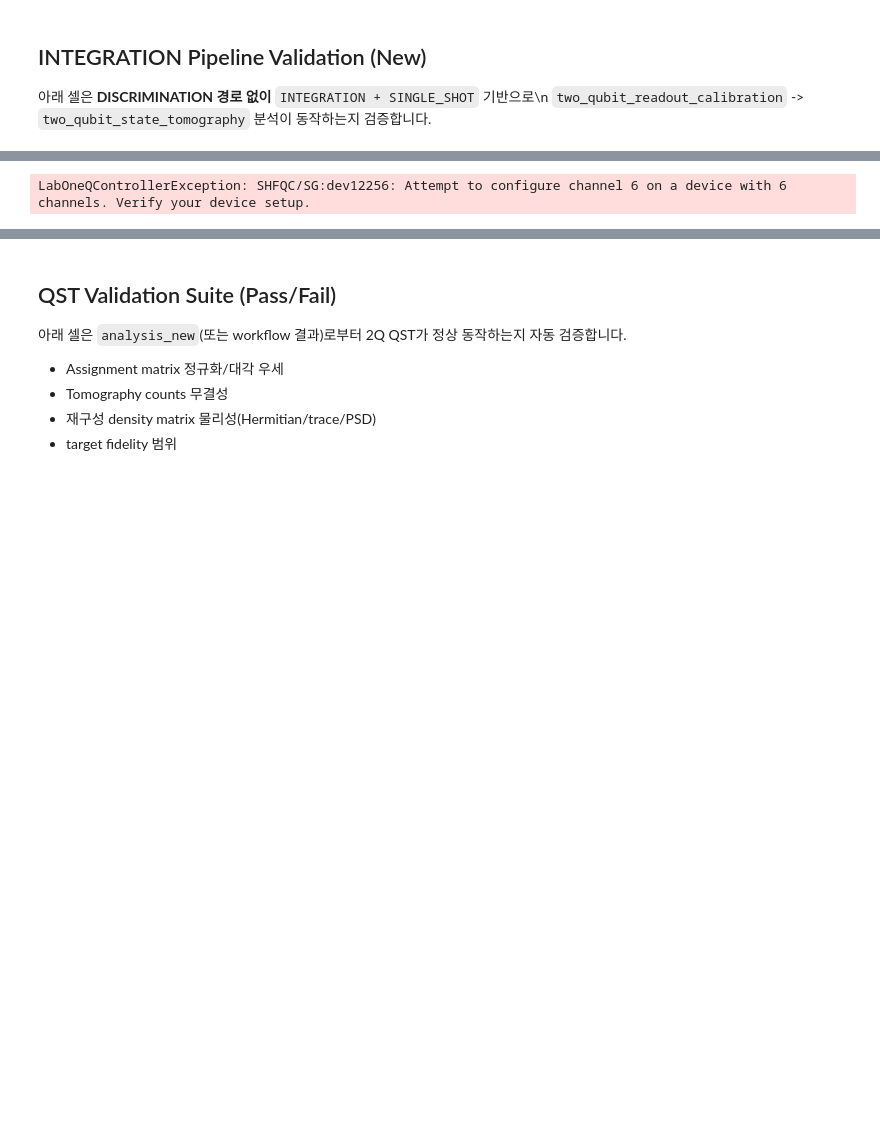
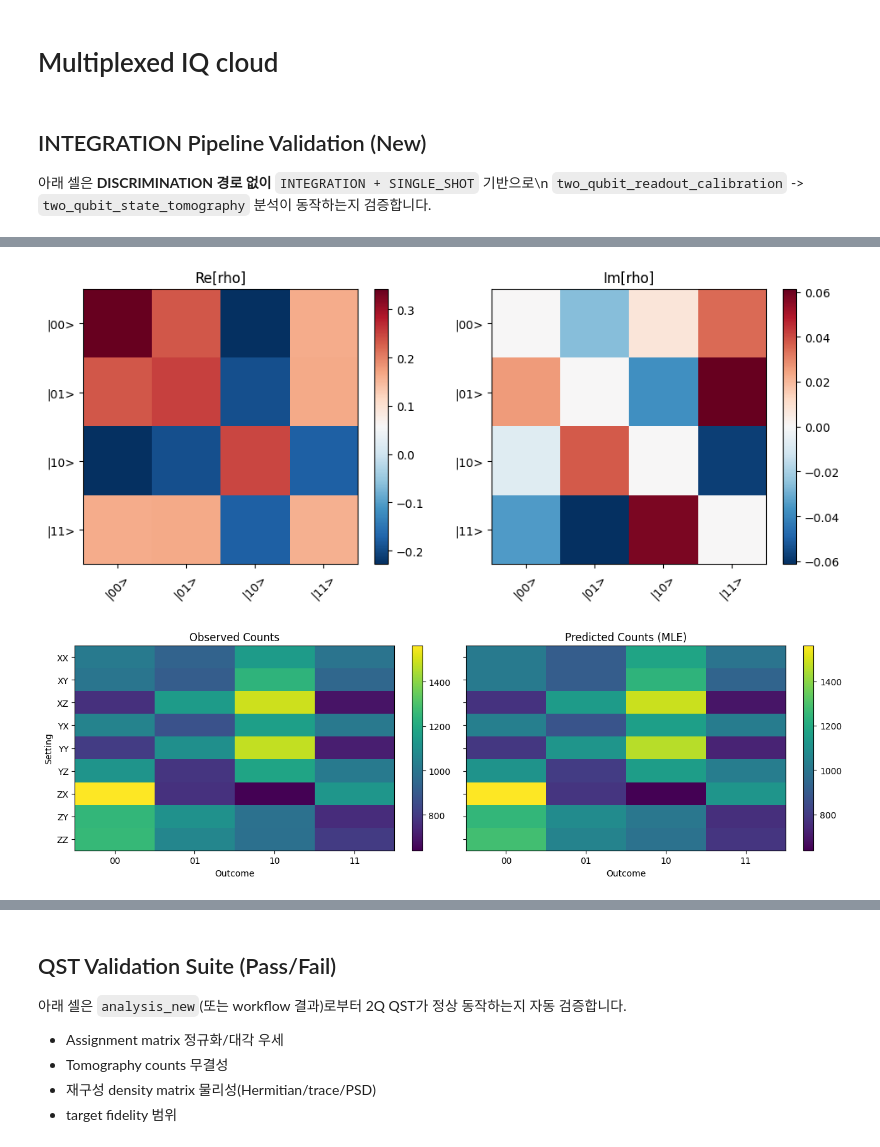
Before and after one commit to yalgaeahn/qubit-experiment, a Jupyter notebook: examples/selectiveRIP/2Q_QST_TEST_NEW.ipynb, the cells around one changed output, grey strips where cells are left out. Drawn from its saved outputs; the diff is of its cells as text; code cells hidden in the pictures; blank space fills up the shorter version.

```diff
--- a/examples/selectiveRIP/2Q_QST_TEST_NEW.ipynb
+++ b/examples/selectiveRIP/2Q_QST_TEST_NEW.ipynb
@@ -152,0 +175,2 @@ session.connect(ignore_version_mismatch=False, do_emulation=False)
+# %% [markdown]
+# Multiplexed IQ cloud
@@ -169,7 +220,7 @@ if "bus" not in globals():
 if "temporary_parameters" not in globals():
     temporary_parameters = {}
 
-
+bus = buses[0]
 def unwrap_output(obj):
     cur = obj
     for _ in range(24):
@@ -372,4 +411,5 @@ print("classifier diagnostics:", analysis_new.get("classification_diagnostics",
-LabOneQControllerException: SHFQC/SG:dev12256: Attempt to configure channel 6 on a device with 6 channels. Verify your device setup.
+[figure, added]
+[figure, added]
 # %%
 import matplotlib.pyplot as plt
 import numpy as np
```
Also changed, not shown: parts of 21 cells of this notebook, 12 other files.
